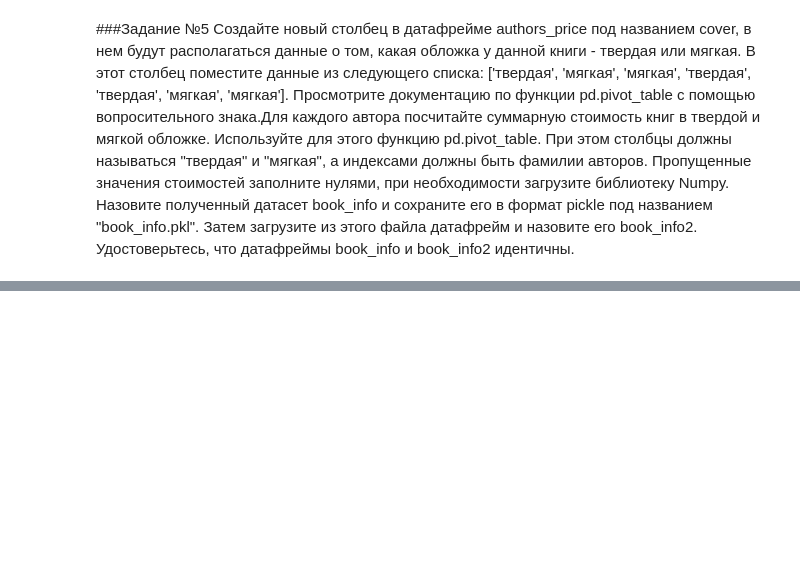
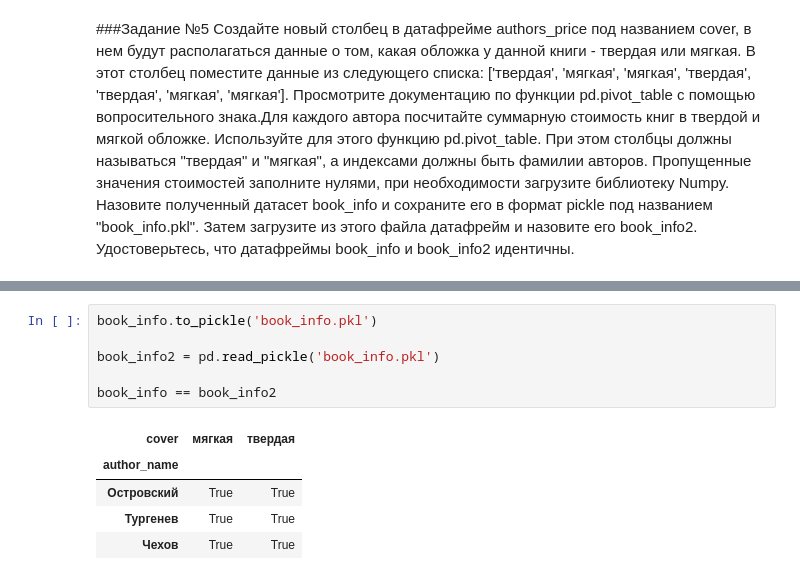
Before and after one commit to Eduard-Aysin/-, a Jupyter notebook: Untitled1.ipynb, the cells around one changed output, grey strips where cells are left out. Drawn from its saved outputs; the diff is of its cells as text; blank space fills up the shorter version.

```diff
--- a/Untitled1.ipynb
+++ b/Untitled1.ipynb
@@ -145,0 +158,12 @@ authors_stat
+# %%
+book_info.to_pickle('book_info.pkl')
+
+book_info2 = pd.read_pickle('book_info.pkl')
+
+book_info == book_info2
+# %% [output]
+| cover | мягкая | твердая |
+| author_name |  |  |
+| Островский | True | True |
+| Тургенев | True | True |
+| Чехов | True | True |
```
Also changed, not shown: parts of 1 cell of this notebook.
